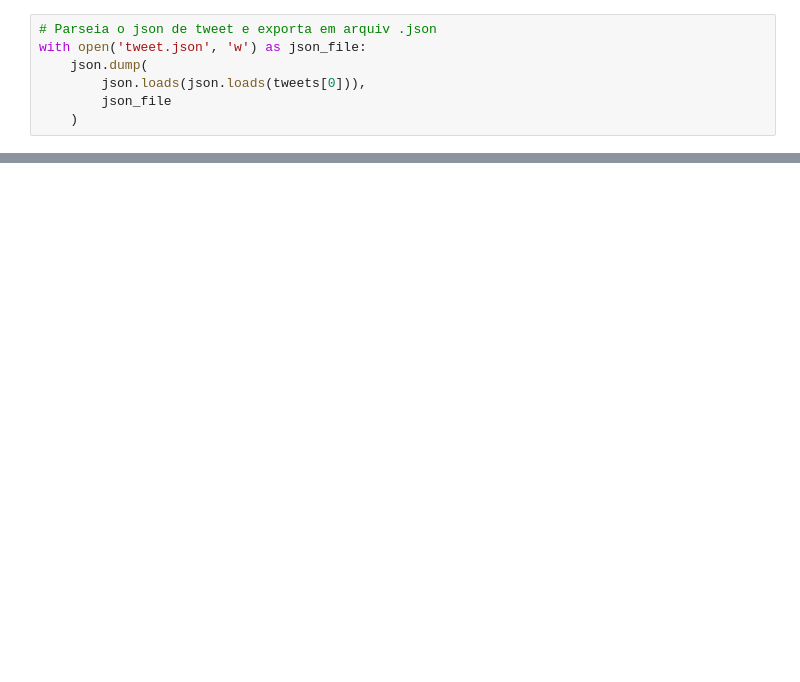
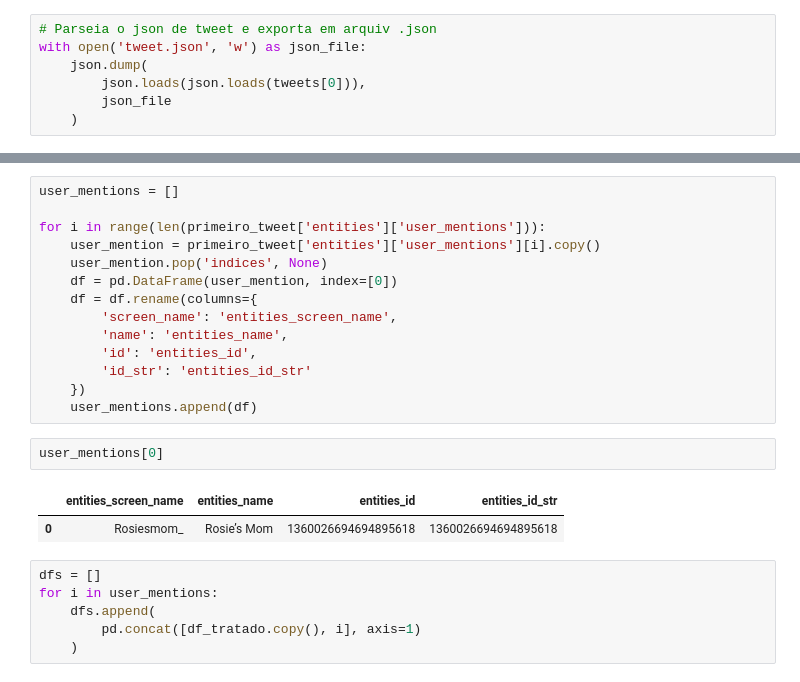
Before and after one commit to detonih/bootcamp_engenharia_dados_IGTI, a Jupyter notebook: modulo1/projeto_twitter/extract_analyze_tweets.ipynb, the cells around one changed output, grey strips where cells are left out. Saved outputs shown, nothing was run; the diff lists cells and outputs as text; blank space fills up the shorter version.

```diff
--- a/modulo1/projeto_twitter/extract_analyze_tweets.ipynb
+++ b/modulo1/projeto_twitter/extract_analyze_tweets.ipynb
@@ -58,0 +192,25 @@ dict
+# %%
+user_mentions = []
+
+for i in range(len(primeiro_tweet['entities']['user_mentions'])):
+    user_mention = primeiro_tweet['entities']['user_mentions'][i].copy()
+    user_mention.pop('indices', None)
+    df = pd.DataFrame(user_mention, index=[0])
+    df = df.rename(columns={
+        'screen_name': 'entities_screen_name',
+        'name': 'entities_name',
+        'id': 'entities_id',
+        'id_str': 'entities_id_str'
+    })
+    user_mentions.append(df)
+# %%
+user_mentions[0]
+# %% [output]
+|  | entities_screen_name | entities_name | entities_id | entities_id_str |
+| 0 | Rosiesmom_ | Rosie’s Mom | 1360026694694895618 | 1360026694694895618 |
+# %%
+dfs = []
+for i in user_mentions:
+    dfs.append(
+        pd.concat([df_tratado.copy(), i], axis=1)
+    )
```
Also changed, not shown: parts of 49 cells of this notebook.
